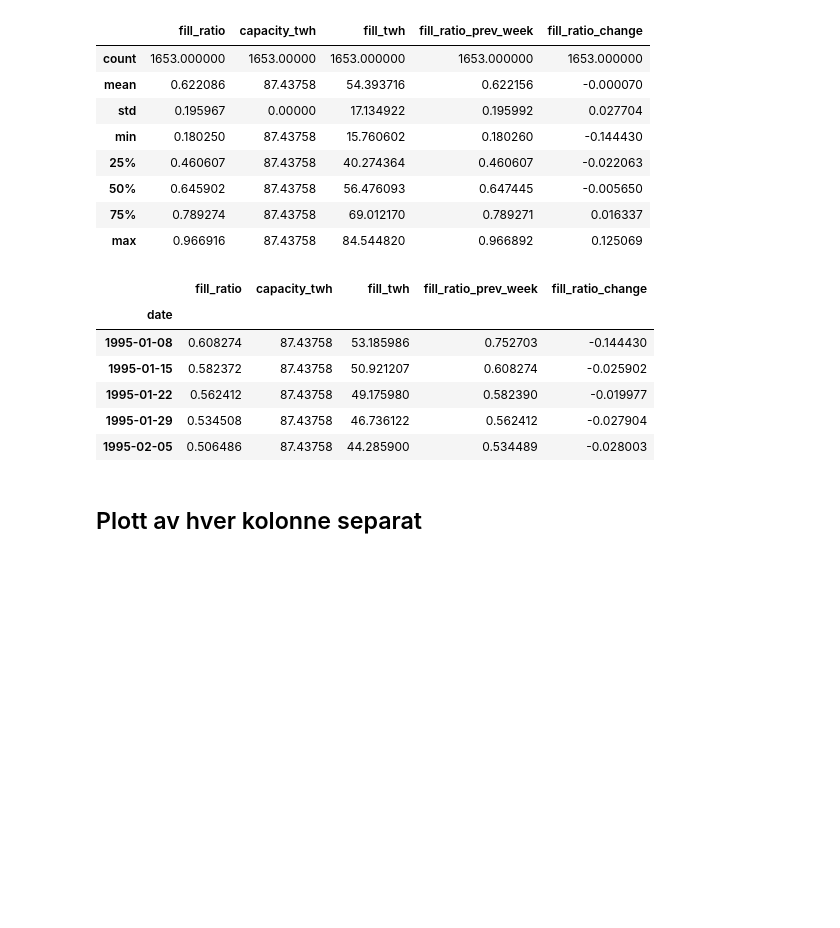
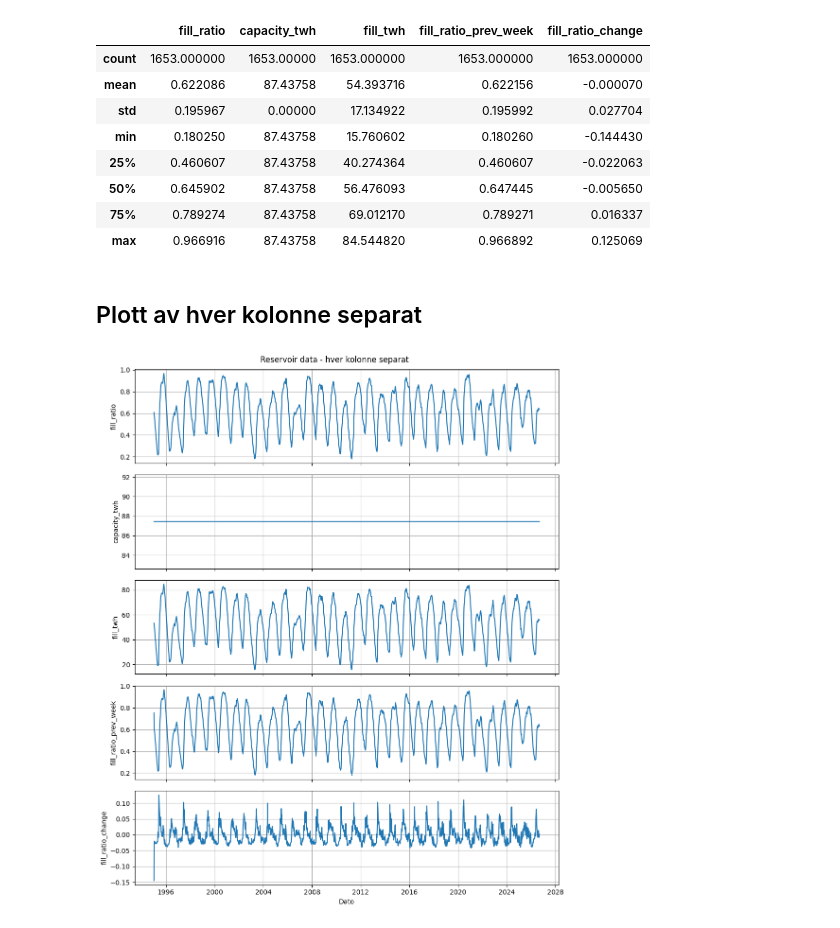
Before and after one commit to yamamaalhalabi/ind320-yamamaalhalabi, a Jupyter notebook: IND320_project.ipynb, the cells around one changed output. Cells and saved outputs as stored; diff of their text form; code cells hidden in the pictures; blank space fills up the shorter version.

```diff
--- a/IND320_project.ipynb
+++ b/IND320_project.ipynb
@@ -16,37 +53,21 @@ Periode: 1995-01-08 til 2026-09-06
 | 50% | 0.645902 | 87.43758 | 56.476093 | 0.647445 | -0.005650 |
 | 75% | 0.789274 | 87.43758 | 69.012170 | 0.789271 | 0.016337 |
 | max | 0.966916 | 87.43758 | 84.544820 | 0.966892 | 0.125069 |
-# %%
-import pandas as pd
-
-# Read weekly reservoir data and keep only the national ("NO") level,
-# since the raw file mixes several regional breakdowns (NO, EL, VASS)
-df = pd.read_csv("reservoirs.csv", parse_dates=["dato_Id"])
-df = df[df["omrType"] == "NO"].copy()
-df = df.sort_values("dato_Id")
-
-# Rename columns to English, understandable names
-df = df.rename(columns={
-    "dato_Id": "date",
-    "fyllingsgrad": "fill_ratio",
-    "kapasitet_TWh": "capacity_twh",
-    "fylling_TWh": "fill_twh",
-    "fyllingsgrad_forrige_uke": "fill_ratio_prev_week",
-    "endring_fyllingsgrad": "fill_ratio_change",
-})
-
-df = df.set_index("date")
-df = df[["fill_ratio", "capacity_twh", "fill_twh",
-         "fill_ratio_prev_week", "fill_ratio_change"]]
-
-df.head()
-# %% [output]
-|  | fill_ratio | capacity_twh | fill_twh | fill_ratio_prev_week | fill_ratio_change |
-| date |  |  |  |  |  |
-| 1995-01-08 | 0.608274 | 87.43758 | 53.185986 | 0.752703 | -0.144430 |
-| 1995-01-15 | 0.582372 | 87.43758 | 50.921207 | 0.608274 | -0.025902 |
-| 1995-01-22 | 0.562412 | 87.43758 | 49.175980 | 0.582390 | -0.019977 |
-| 1995-01-29 | 0.534508 | 87.43758 | 46.736122 | 0.562412 | -0.027904 |
-| 1995-02-05 | 0.506486 | 87.43758 | 44.285900 | 0.534489 | -0.028003 |
 # %% [markdown]
 ## Plott av hver kolonne separat
+# %%
+import matplotlib.pyplot as plt
+
+fig, axes = plt.subplots(len(df.columns), 1, figsize=(10, 12), sharex=True)
+
+for ax, col in zip(axes, df.columns):
+    ax.plot(df.index, df[col])
+    ax.set_ylabel(col)
+    ax.grid(True)
+
+axes[-1].set_xlabel("Dato")
+fig.suptitle("Reservoir data - hver kolonne separat")
+plt.tight_layout()
+plt.show()
+# %% [output]
+[figure, added]
```
Also changed, not shown: parts of 6 cells of this notebook, 1 other file.
